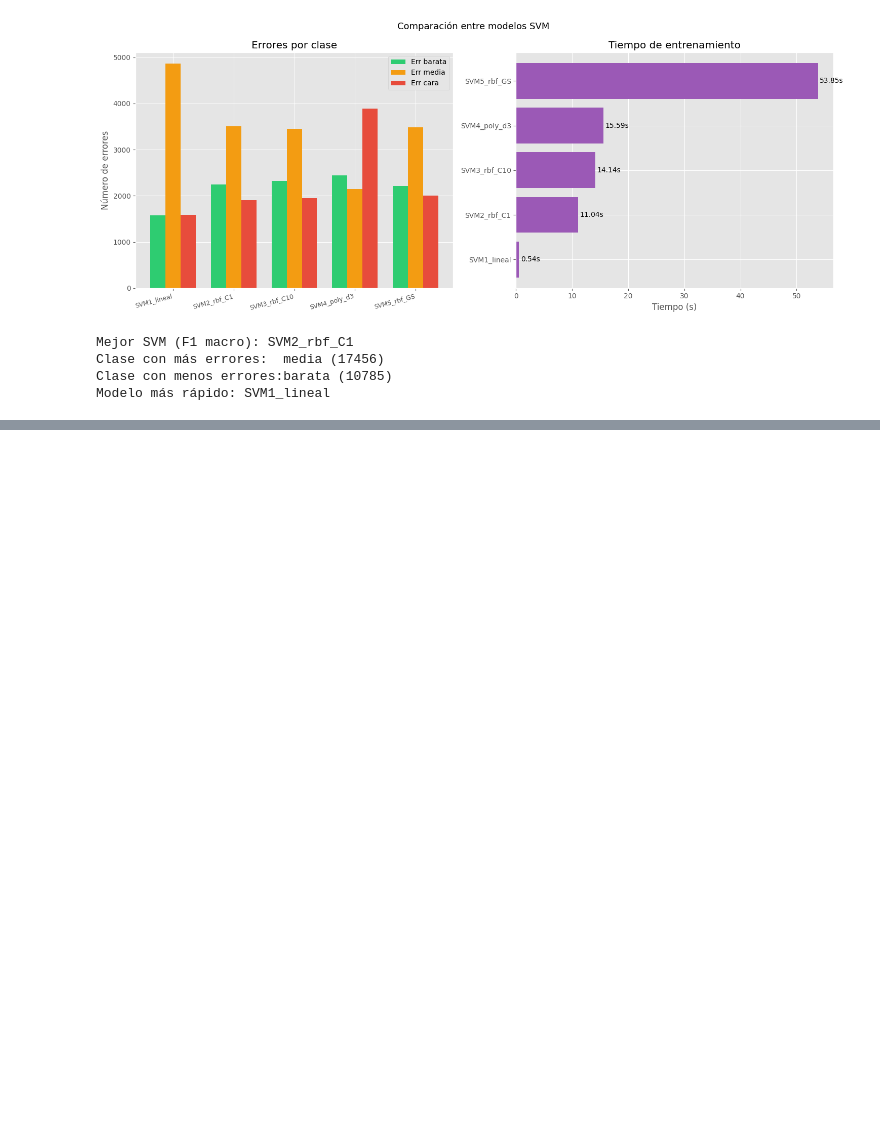
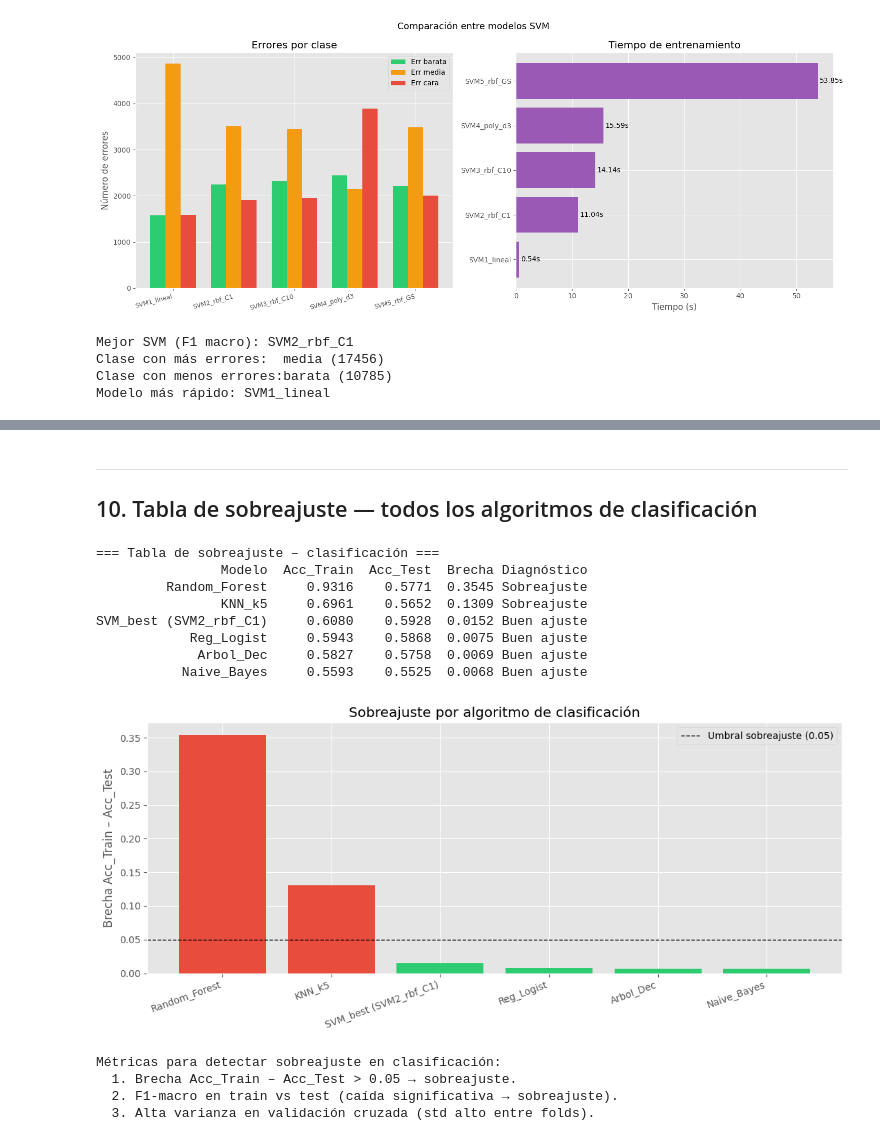
Before and after one commit to JPLopez23/Lab8Min, a Jupyter notebook: laboratorio8.ipynb, the cells around one changed output, grey strips where cells are left out. Drawn from its saved outputs; the diff is of its cells as text; code cells hidden in the pictures; blank space fills up the shorter version.

```diff
--- a/laboratorio8.ipynb
+++ b/laboratorio8.ipynb
@@ -483,0 +576,42 @@ Modelo más rápido: SVM1_lineal
+# %% [markdown]
+---
+## 10. Tabla de sobreajuste — todos los algoritmos de clasificación
+# %%
+df_overfit = df_comp[['Modelo','Acc_Train','Acc_Test']].copy()
+df_overfit['Brecha'] = (df_overfit['Acc_Train'] - df_overfit['Acc_Test']).round(4)
+df_overfit['Diagnóstico'] = df_overfit.apply(
+    lambda r: diagnostico_clf(r['Brecha'], r['Acc_Test']), axis=1
+)
+df_overfit = df_overfit.sort_values('Brecha', ascending=False)
+
+print('=== Tabla de sobreajuste – clasificación ===')
+print(df_overfit.to_string(index=False))
+
+colors_bar = ['#e74c3c' if b > 0.05 else '#2ecc71' for b in df_overfit['Brecha']]
+plt.figure(figsize=(11, 5))
+plt.bar(df_overfit['Modelo'], df_overfit['Brecha'], color=colors_bar)
+plt.axhline(0.05, color='black', linestyle='--', lw=1, label='Umbral sobreajuste (0.05)')
+plt.xticks(rotation=20, ha='right'); plt.ylabel('Brecha Acc_Train – Acc_Test')
+plt.title('Sobreajuste por algoritmo de clasificación'); plt.legend()
+plt.tight_layout(); plt.show()
+
+print("""
+Métricas para detectar sobreajuste en clasificación:
+  1. Brecha Acc_Train – Acc_Test > 0.05 → sobreajuste.
+  2. F1-macro en train vs test (caída significativa → sobreajuste).
+  3. Alta varianza en validación cruzada (std alto entre folds).
+""")
+# %% [output]
+=== Tabla de sobreajuste – clasificación ===
+                Modelo  Acc_Train  Acc_Test  Brecha Diagnóstico
+         Random_Forest     0.9316    0.5771  0.3545 Sobreajuste
+                KNN_k5     0.6961    0.5652  0.1309 Sobreajuste
+SVM_best (SVM2_rbf_C1)     0.6080    0.5928  0.0152 Buen ajuste
+            Reg_Logist     0.5943    0.5868  0.0075 Buen ajuste
+             Arbol_Dec     0.5827    0.5758  0.0069 Buen ajuste
+           Naive_Bayes     0.5593    0.5525  0.0068 Buen ajuste
+[figure, added]
+Métricas para detectar sobreajuste en clasificación:
+  1. Brecha Acc_Train – Acc_Test > 0.05 → sobreajuste.
+  2. F1-macro en train vs test (caída significativa → sobreajuste).
+  3. Alta varianza en validación cruzada (std alto entre folds).
```
Also changed, not shown: parts of 3 cells of this notebook.
